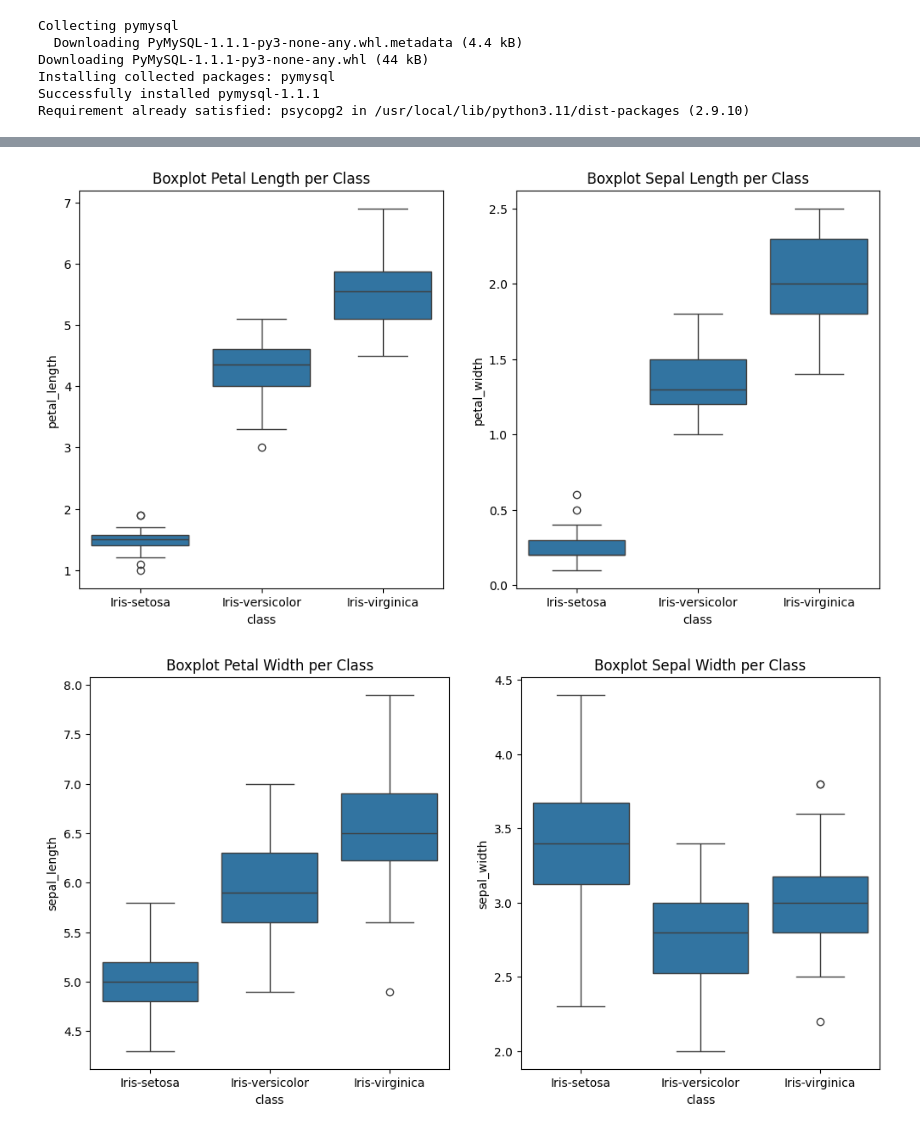
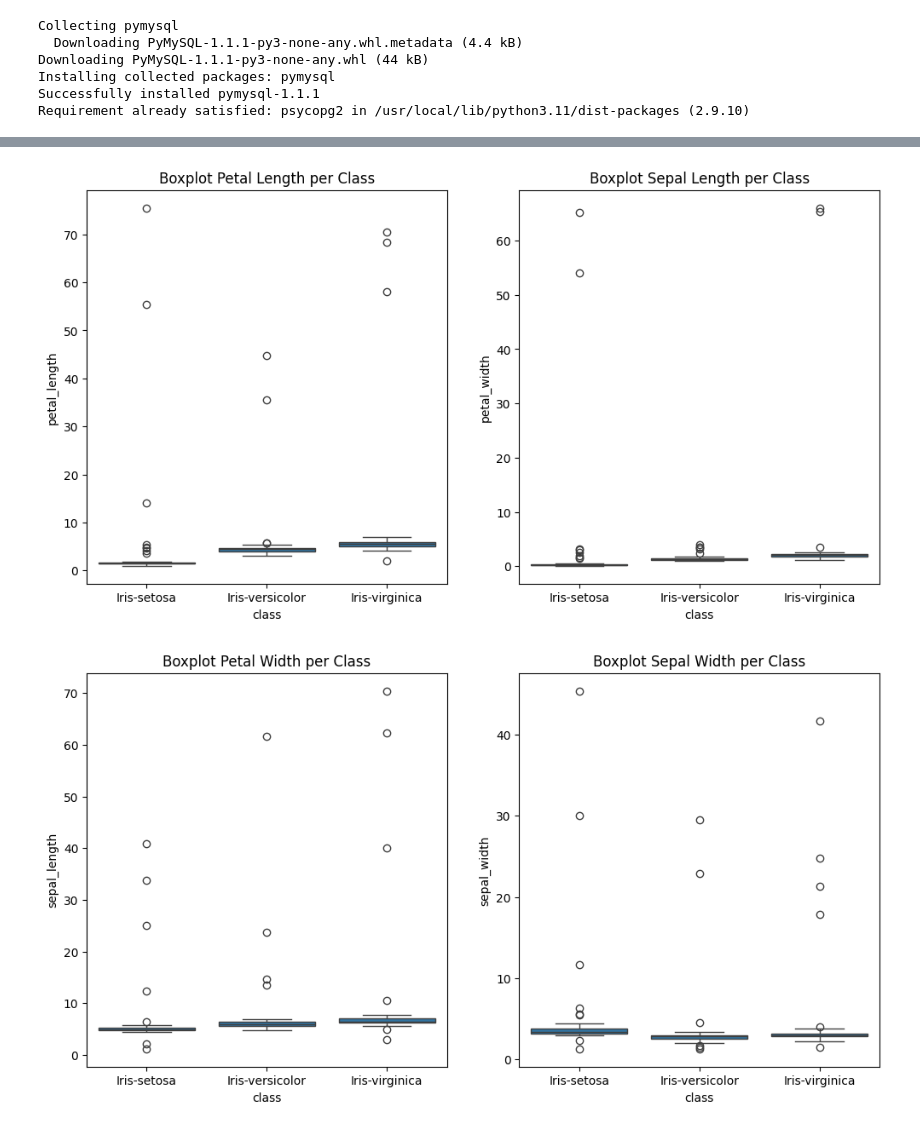
Before and after one commit to fuad76/pendata, a Jupyter notebook: _sources/datamining.ipynb, the cells around one changed output, grey strips where cells are left out. Cells and saved outputs as stored; diff of their text form; code cells hidden in the pictures.

```diff
--- a/_sources/datamining.ipynb
+++ b/_sources/datamining.ipynb
@@ -20,36 +20,34 @@ import matplotlib.pyplot as plt
 
 def get_pg_data():
     conn = psycopg2.connect(
-        host="pg-e0bfcfb-syauqifuady76-9d72.k.aivencloud.com",
+        host="pg-pendata-ahmadsyauqifuady33-3378.c.aivencloud.com",
         user="avnadmin",
-        password="AVNS_bnzkAQjTkJGyBzi_GB2",
+        password="AVNS_6qwFNwK5B4vuVyZEVWE",
         database="defaultdb",
-        port=23675
+        port=10733
     )
     cursor = conn.cursor()
     cursor.execute("SELECT * FROM mad")
     data = cursor.fetchall()
-    columns = [desc[0] for desc in cursor.description]  # Ambil nama kolom
+    columns = [desc[0] for desc in cursor.description]
     cursor.close()
     conn.close()
-
     return pd.DataFrame(data, columns=columns)
 
 def get_mysql_data():
     conn = pymysql.connect(
-        host="mysqlpendata-syauqifuady76-9d72.l.aivencloud.com",
+        host="mysql-1b41a3bb-ahmadsyauqifuady33-3378.f.aivencloud.com",
         user="avnadmin",
-        password="AVNS_jymazD7UC3zO1LiWc3_",
+        password="AVNS_-Cfznxfa1-nPQJ9qmWT",
         database="defaultdb",
-        port=23675
+        port=10733
     )
     cursor = conn.cursor()
-    cursor.execute("SELECT * FROM bunga")
+    cursor.execute("SELECT * FROM ayam")
     data = cursor.fetchall()
-    columns = [desc[0] for desc in cursor.description]  # Ambil nama kolom
+    columns = [desc[0] for desc in cursor.description]
     cursor.close()
     conn.close()
-
     return pd.DataFrame(data, columns=columns)
 
 # Ambil data dari kedua database
@@ -109,2 +107,2 @@ plt.show()
-[figure, old version]
+[figure, new version]
-[figure, old version]
+[figure, new version]
```
Also changed, not shown: parts of 1 cell of this notebook, 12 other files.
